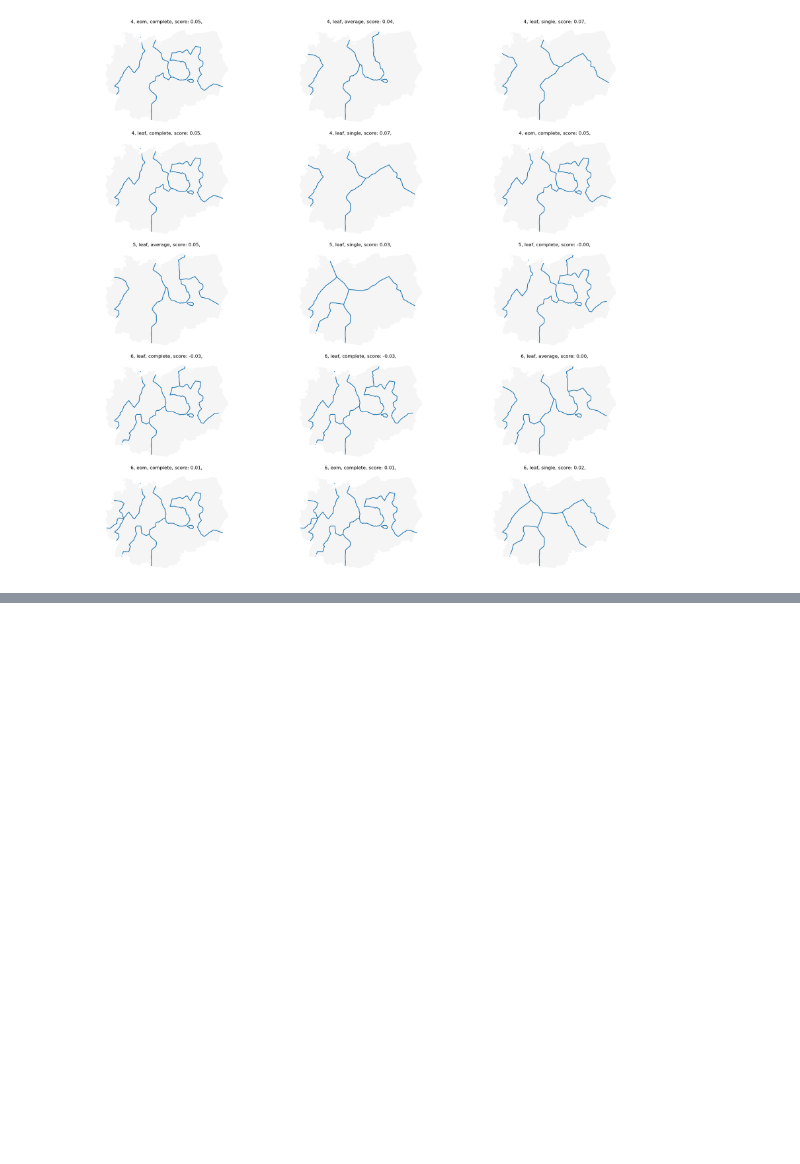
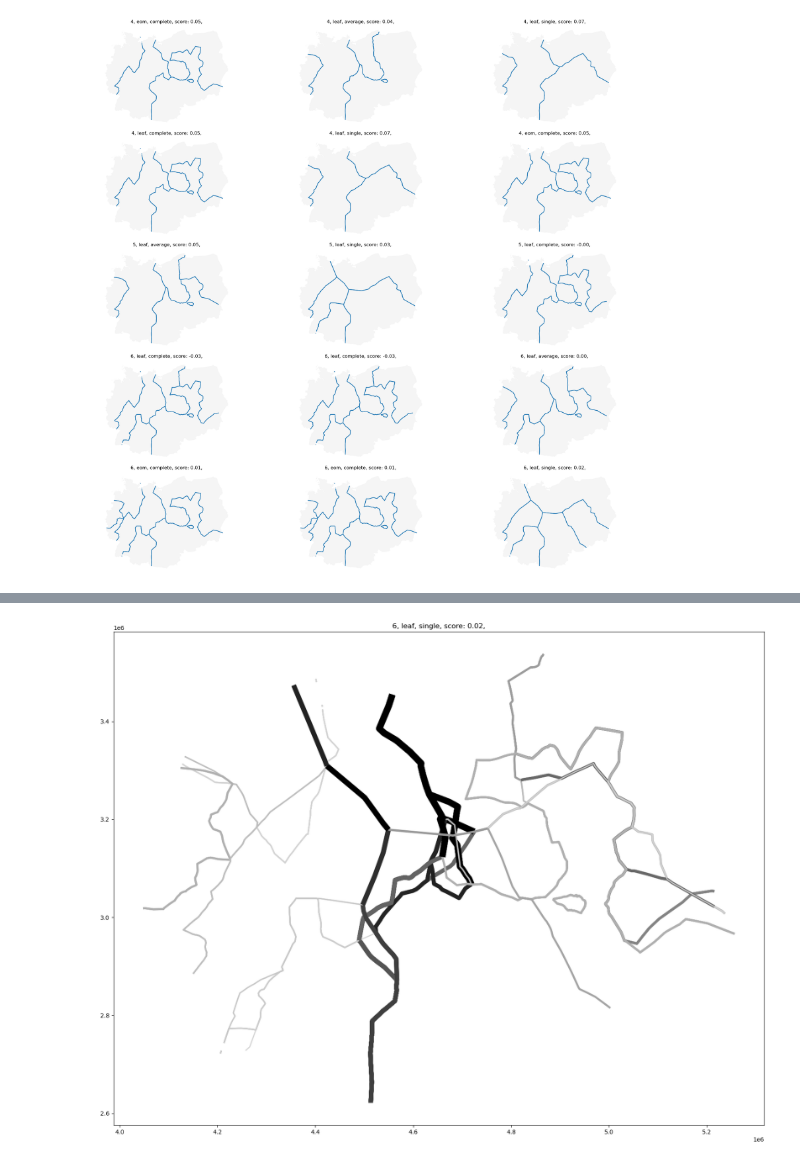
Before and after one commit to uscuni/boundaries_of_change, a Jupyter notebook: code/04_clustering.ipynb, the cells around one changed output, grey strips where cells are left out. Cells and saved outputs as stored; diff of their text form; code cells hidden in the pictures; blank space fills up the shorter version.

Commit message:
generate diagram for cluster plots, to be fixed

```diff
--- a/code/04_clustering.ipynb
+++ b/code/04_clustering.ipynb
@@ -423,0 +657,4 @@ plot_generated_clusters(df, results_of_interest, show_boundaries=True)
+# %%
+generate_boundary_diagram(results_of_interest)
+# %% [output]
+[figure, added]
```
Also changed, not shown: parts of 13 cells of this notebook.
